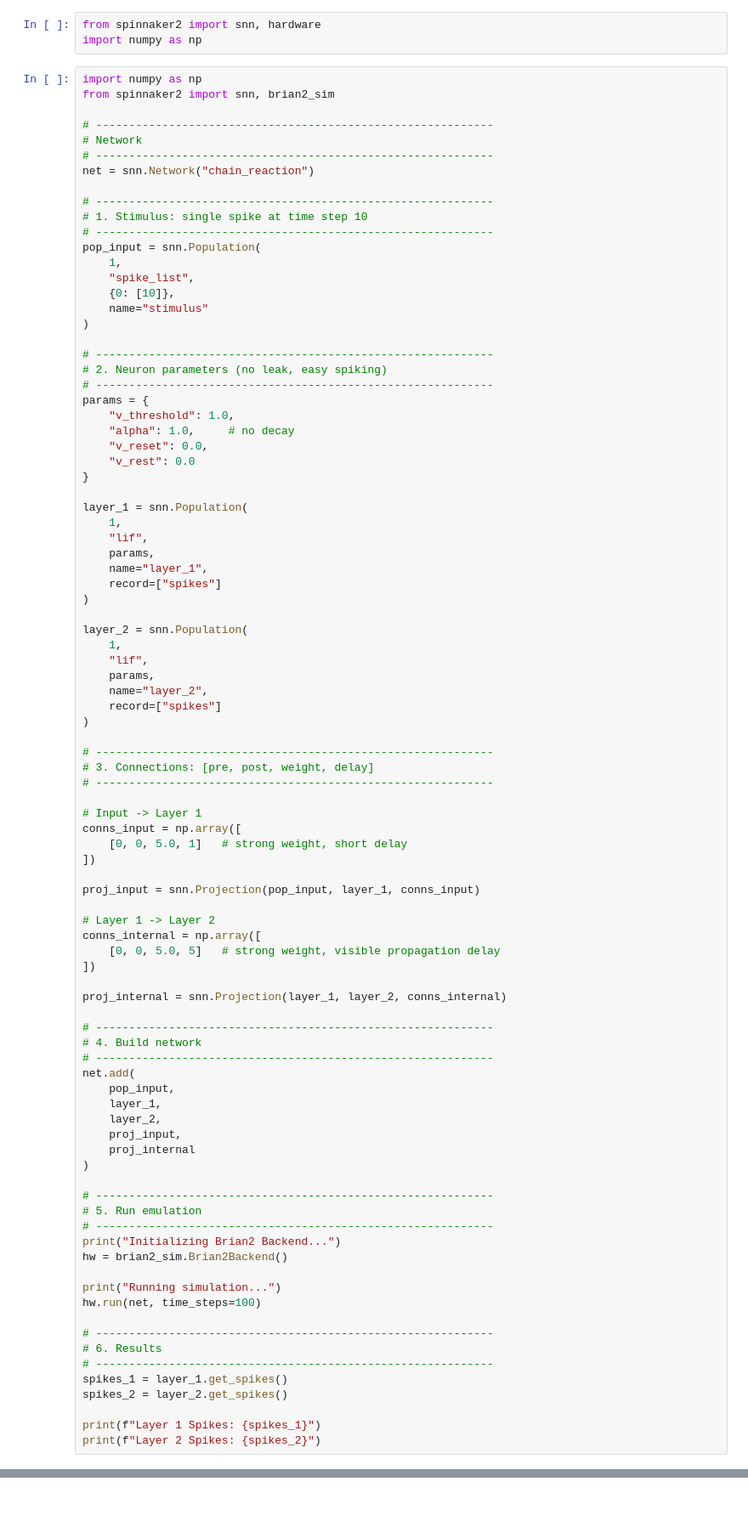
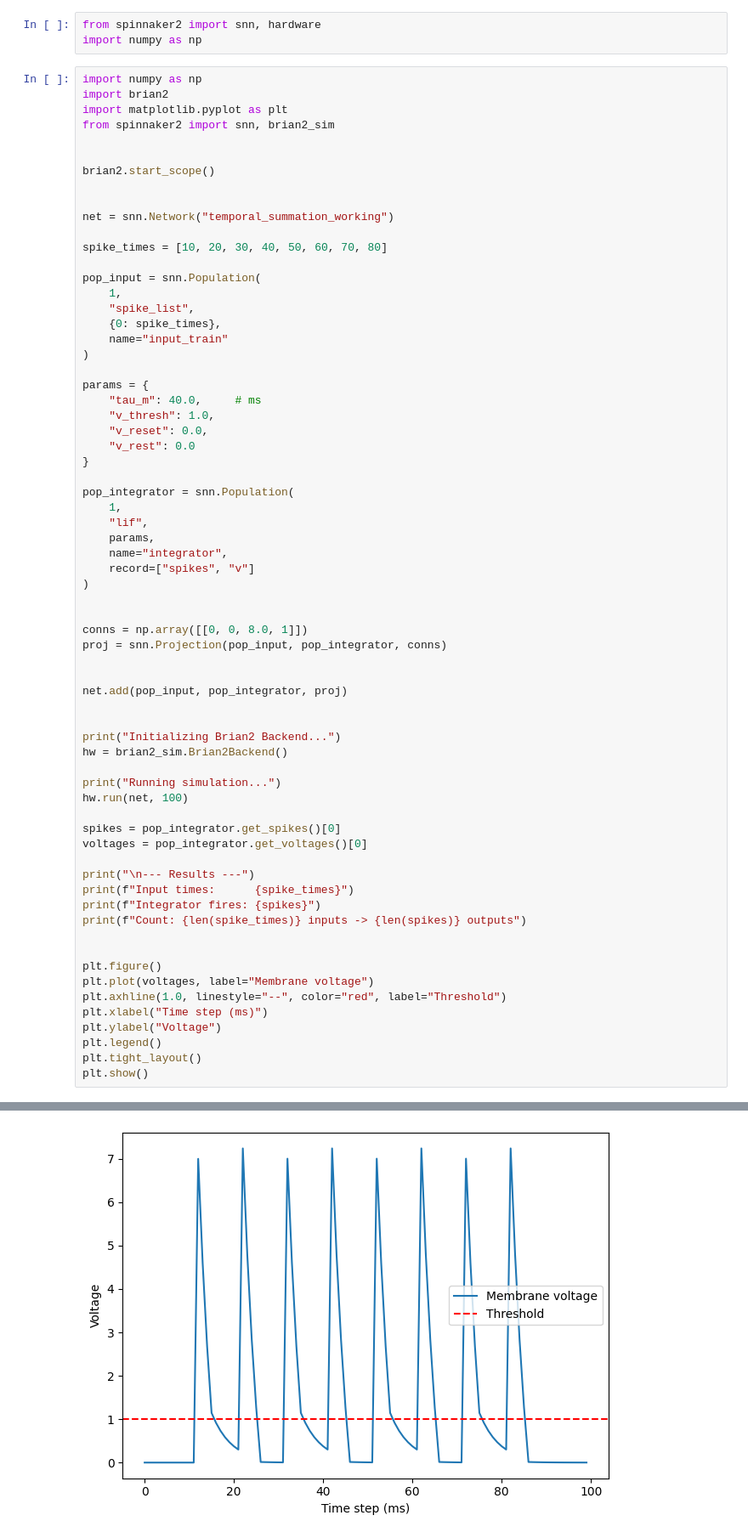
Before and after one commit to amirbous/Neuromorphic-Lab-TUM, a Jupyter notebook: NeuromorphicSolver/spinnaker_example.ipynb, the cells around one changed output, grey strips where cells are left out. Shown at 85% size. Drawn from its saved outputs; the diff is of its cells as text; blank space fills up the shorter version.

```diff
--- a/NeuromorphicSolver/spinnaker_example.ipynb
+++ b/NeuromorphicSolver/spinnaker_example.ipynb
@@ -3,95 +3,71 @@ from spinnaker2 import snn, hardware
 import numpy as np
 # %%
 import numpy as np
+import brian2
+import matplotlib.pyplot as plt
 from spinnaker2 import snn, brian2_sim
 
-# ------------------------------------------------------------
-# Network
-# ------------------------------------------------------------
-net = snn.Network("chain_reaction")
 
-# ------------------------------------------------------------
-# 1. Stimulus: single spike at time step 10
-# ------------------------------------------------------------
+brian2.start_scope()
+
+
+net = snn.Network("temporal_summation_working")
+
+spike_times = [10, 20, 30, 40, 50, 60, 70, 80]
+
 pop_input = snn.Population(
     1,
     "spike_list",
-    {0: [10]},
-    name="stimulus"
+    {0: spike_times},
+    name="input_train"
 )
 
-# ------------------------------------------------------------
-# 2. Neuron parameters (no leak, easy spiking)
-# ------------------------------------------------------------
 params = {
-    "v_threshold": 1.0,
-    "alpha": 1.0,     # no decay
+    "tau_m": 40.0,     # ms
+    "v_thresh": 1.0,
     "v_reset": 0.0,
     "v_rest": 0.0
 }
 
-layer_1 = snn.Population(
+pop_integrator = snn.Population(
     1,
     "lif",
     params,
-    name="layer_1",
-    record=["spikes"]
+    name="integrator",
+    record=["spikes", "v"]
 )
 
-layer_2 = snn.Population(
-    1,
-    "lif",
-    params,
-    name="layer_2",
-    record=["spikes"]
-)
 
-# ------------------------------------------------------------
-# 3. Connections: [pre, post, weight, delay]
-# ------------------------------------------------------------
+conns = np.array([[0, 0, 8.0, 1]])
+proj = snn.Projection(pop_input, pop_integrator, conns)
 
-# Input -> Layer 1
-conns_input = np.array([
-    [0, 0, 5.0, 1]   # strong weight, short delay
-])
 
-proj_input = snn.Projection(pop_input, layer_1, conns_input)
+net.add(pop_input, pop_integrator, proj)
 
-# Layer 1 -> Layer 2
-conns_internal = np.array([
-    [0, 0, 5.0, 5]   # strong weight, visible propagation delay
-])
 
-proj_internal = snn.Projection(layer_1, layer_2, conns_internal)
-
-# ------------------------------------------------------------
-# 4. Build network
-# ------------------------------------------------------------
-net.add(
-    pop_input,
-    layer_1,
-    layer_2,
-    proj_input,
-    proj_internal
-)
-
-# ------------------------------------------------------------
-# 5. Run emulation
-# ------------------------------------------------------------
 print("Initializing Brian2 Backend...")
 hw = brian2_sim.Brian2Backend()
 
 print("Running simulation...")
-hw.run(net, time_steps=100)
+hw.run(net, 100)
 
-# ------------------------------------------------------------
-# 6. Results
-# ------------------------------------------------------------
-spikes_1 = layer_1.get_spikes()
-spikes_2 = layer_2.get_spikes()
+spikes = pop_integrator.get_spikes()[0]
+voltages = pop_integrator.get_voltages()[0]
 
-print(f"Layer 1 Spikes: {spikes_1}")
-print(f"Layer 2 Spikes: {spikes_2}")
+print("\n--- Results ---")
+print(f"Input times:      {spike_times}")
+print(f"Integrator fires: {spikes}")
+print(f"Count: {len(spike_times)} inputs -> {len(spikes)} outputs")
+
+
+plt.figure()
+plt.plot(voltages, label="Membrane voltage")
+plt.axhline(1.0, linestyle="--", color="red", label="Threshold")
+plt.xlabel("Time step (ms)")
+plt.ylabel("Voltage")
+plt.legend()
+plt.tight_layout()
+plt.show()
 # %% [output]
 Initializing Brian2 Backend...
 Running simulation...
@@ -104,0 +84 @@ Layer 2 Spikes: {0: [18, 19, 20, 21, 22, 23, 24]}
+[figure, added]
```
Also changed, not shown: parts of 1 cell of this notebook, 5 other files.
